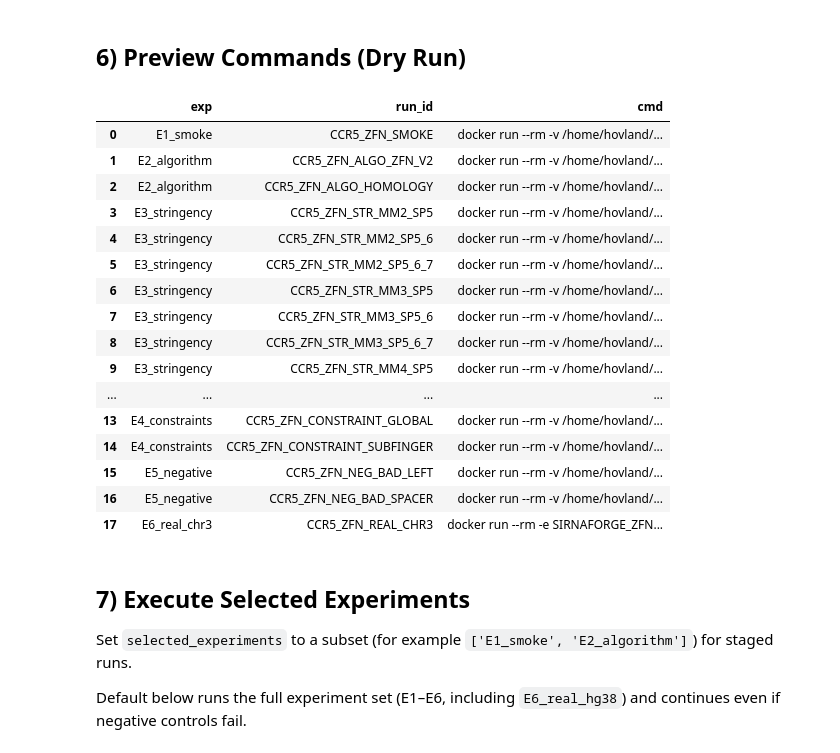
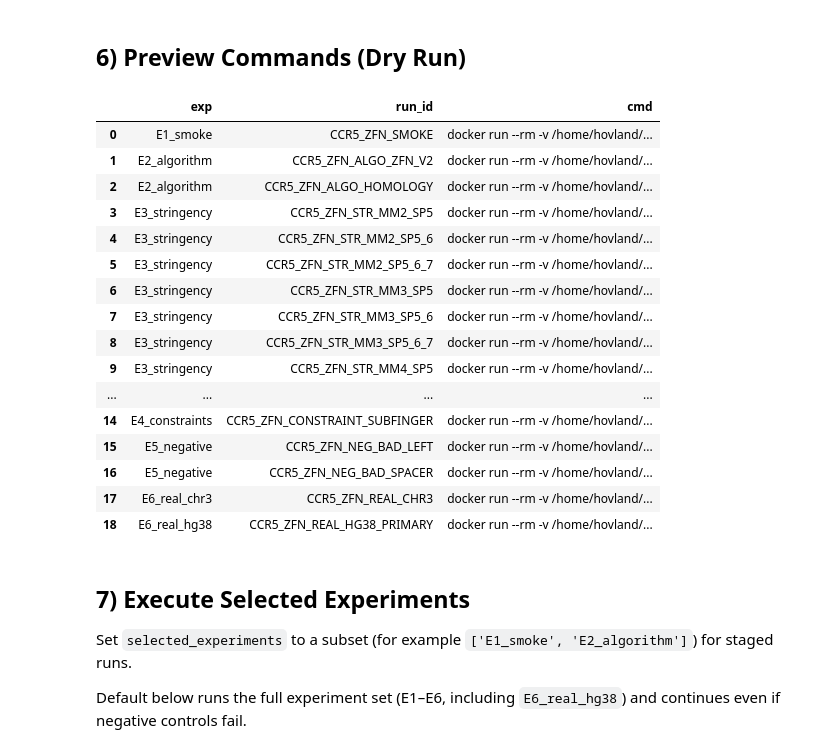
Before and after one commit to Austin-s-h/sirnaforge, a Jupyter notebook: notebooks/zfn_dev_image_experiment_series.ipynb, the cells around one changed output. Saved outputs shown, nothing was run; the diff lists cells and outputs as text; code cells hidden in the pictures.

```diff
--- a/notebooks/zfn_dev_image_experiment_series.ipynb
+++ b/notebooks/zfn_dev_image_experiment_series.ipynb
@@ -348,7 +454,6 @@ Creates a concrete run list you can inspect before executing anything.
 - Real-data runs apply a minimal shard override via `SIRNAFORGE_ZFN_SHARDING_JSON` to reduce memory pressure without changing alignment/mapping behavior.
 # %%
 records: list[dict[str, Any]] = []
-REAL_RUN_SHARDING: dict[str, Any] = {"enabled": True, "chunk_size_mb": 8}
 
 # E1: smoke
 records.append(
@@ -463,25 +568,24 @@ records.append(
         "max_mismatches": 3,
         "search_space_override": "https://ftp.ensembl.org/pub/current_fasta/homo_sapiens/dna/Homo_sapiens.GRCh38.dna.chromosome.3.fa.gz",
         "extra_args": [
+            f"--cores {ALL_CORES}",
             "--zfn-annotation https://ftp.ensembl.org/pub/current_gtf/homo_sapiens/Homo_sapiens.GRCh38.115.gtf.gz",
         ],
-        "sharding_override": REAL_RUN_SHARDING,
     }
 )
 
 # E6 (optional stress test): full Ensembl primary assembly
-# records.append(
-#     {
-#         "exp": "E6_real_hg38",
-#         "run_id": "CCR5_ZFN_REAL_HG38_PRIMARY",
-#         "algorithm": "zfn_v2",
-#         "spacer_lengths": "5,6",
-#         "max_mismatches": 2,
-#         "search_space_override": "ensembl_human_hg38_primary",
-#         "extra_args": [],
-#         "sharding_override": REAL_RUN_SHARDING,
-#     }
-# )
+records.append(
+    {
+        "exp": "E6_real_hg38",
+        "run_id": "CCR5_ZFN_REAL_HG38_PRIMARY",
+        "algorithm": "zfn_v2",
+        "spacer_lengths": "5,6",
+        "max_mismatches": 2,
+        "search_space_override": "ensembl_human_hg38_primary",
+        "extra_args": [f"--cores {ALL_CORES}"],
+    }
+)
 
 for record in records:
     record["output_dir"] = str((RUN_ROOT / str(record["exp"]) / str(record["run_id"])).resolve())
@@ -512,6 +696,7 @@ matrix
 preview_cmds: list[dict[str, str]] = []
 for row in records:
     run_id = str(row["run_id"])
+    exp = str(row["exp"])
     output_dir = Path(str(row["output_dir"]))
     search_override = row.get("search_space_override")
     search_space_override = str(search_override) if isinstance(search_override, str) else None
@@ -520,48 +705,41 @@ for row in records:
     max_mismatches = int(row["max_mismatches"])
     raw_extra_args = row.get("extra_args", [])
     extra_args = [str(arg) for arg in raw_extra_args] if isinstance(raw_extra_args, list) else []
-    raw_sharding_override = row.get("sharding_override")
-    sharding_override = raw_sharding_override if isinstance(raw_sharding_override, dict) else None
+    if not any(arg.startswith("--cores ") for arg in extra_args):
+        extra_args.append(f"--cores {ALL_CORES}")
     cmd = docker_workflow_cmd(
         run_id=run_id,
         output_dir=output_dir,
         search_space_fasta=search_space,
         search_space_override=search_space_override,
         algorithm=algorithm,
         spacer_lengths=spacer_lengths,
         max_mismatches=max_mismatches,
         extra_args=extra_args,
     )
-    if sharding_override is not None:
-        sharding_json = json.dumps(sharding_override, separators=(",", ":"))
-        cmd = cmd.replace(
-            "docker run --rm",
-            f"docker run --rm -e SIRNAFORGE_ZFN_SHARDING_JSON={shlex.quote(sharding_json)}",
-            1,
-        )
-    preview_cmds.append({"exp": str(row["exp"]), "run_id": run_id, "cmd": cmd})
+    preview_cmds.append({"exp": exp, "run_id": run_id, "cmd": cmd})
 
 preview_df = pd.DataFrame(preview_cmds)
 pd.set_option("display.max_colwidth", 180)
 preview_df
 # %% [output]
 |  | exp | run_id | cmd |
 | 0 | E1_smoke | CCR5_ZFN_SMOKE | docker run --rm -v /home/hovland/... |
 | 1 | E2_algorithm | CCR5_ZFN_ALGO_ZFN_V2 | docker run --rm -v /home/hovland/... |
 | 2 | E2_algorithm | CCR5_ZFN_ALGO_HOMOLOGY | docker run --rm -v /home/hovland/... |
 | 3 | E3_stringency | CCR5_ZFN_STR_MM2_SP5 | docker run --rm -v /home/hovland/... |
 | 4 | E3_stringency | CCR5_ZFN_STR_MM2_SP5_6 | docker run --rm -v /home/hovland/... |
 | 5 | E3_stringency | CCR5_ZFN_STR_MM2_SP5_6_7 | docker run --rm -v /home/hovland/... |
 | 6 | E3_stringency | CCR5_ZFN_STR_MM3_SP5 | docker run --rm -v /home/hovland/... |
 | 7 | E3_stringency | CCR5_ZFN_STR_MM3_SP5_6 | docker run --rm -v /home/hovland/... |
 | 8 | E3_stringency | CCR5_ZFN_STR_MM3_SP5_6_7 | docker run --rm -v /home/hovland/... |
 | 9 | E3_stringency | CCR5_ZFN_STR_MM4_SP5 | docker run --rm -v /home/hovland/... |
 | ... | ... | ... | ... |
-| 13 | E4_constraints | CCR5_ZFN_CONSTRAINT_GLOBAL | docker run --rm -v /home/hovland/... |
 | 14 | E4_constraints | CCR5_ZFN_CONSTRAINT_SUBFINGER | docker run --rm -v /home/hovland/... |
 | 15 | E5_negative | CCR5_ZFN_NEG_BAD_LEFT | docker run --rm -v /home/hovland/... |
 | 16 | E5_negative | CCR5_ZFN_NEG_BAD_SPACER | docker run --rm -v /home/hovland/... |
-| 17 | E6_real_chr3 | CCR5_ZFN_REAL_CHR3 | docker run --rm -e SIRNAFORGE_ZFN... |
+| 17 | E6_real_chr3 | CCR5_ZFN_REAL_CHR3 | docker run --rm -v /home/hovland/... |
+| 18 | E6_real_hg38 | CCR5_ZFN_REAL_HG38_PRIMARY | docker run --rm -v /home/hovland/... |
 # %% [markdown]
 ## 7) Execute Selected Experiments
 
```
Also changed, not shown: parts of 8 cells of this notebook, 10 other files.
